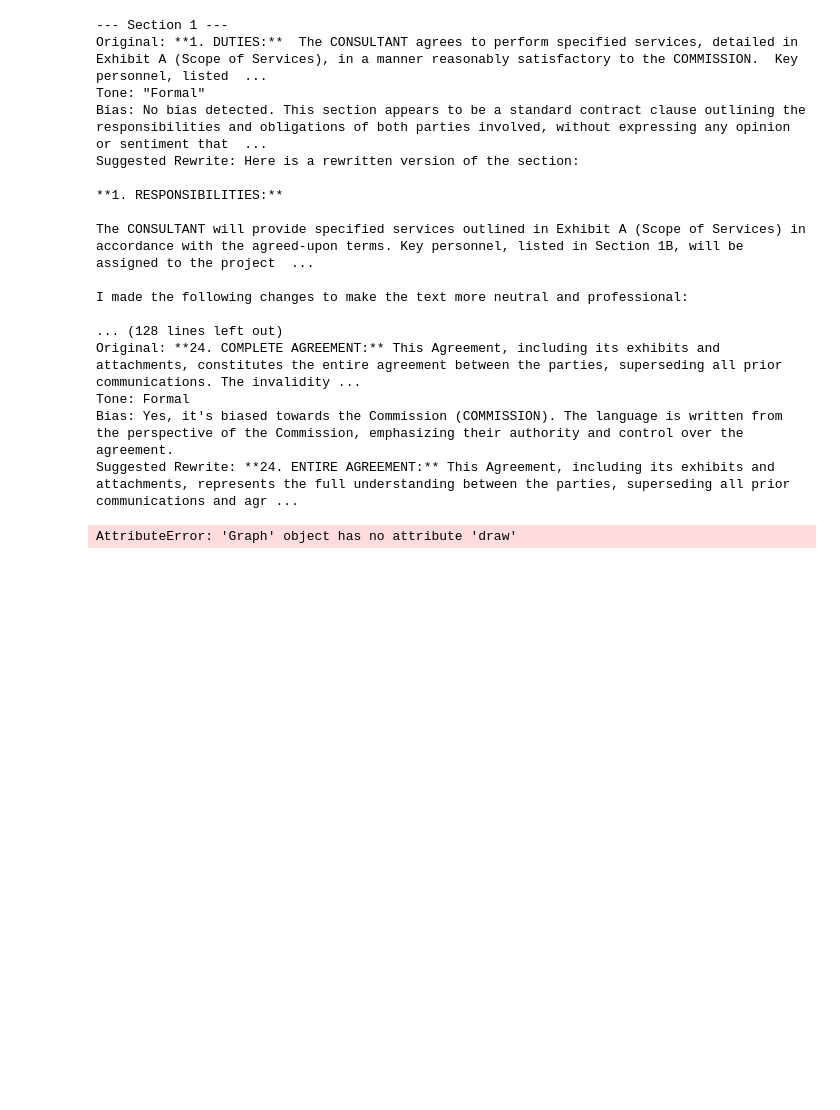
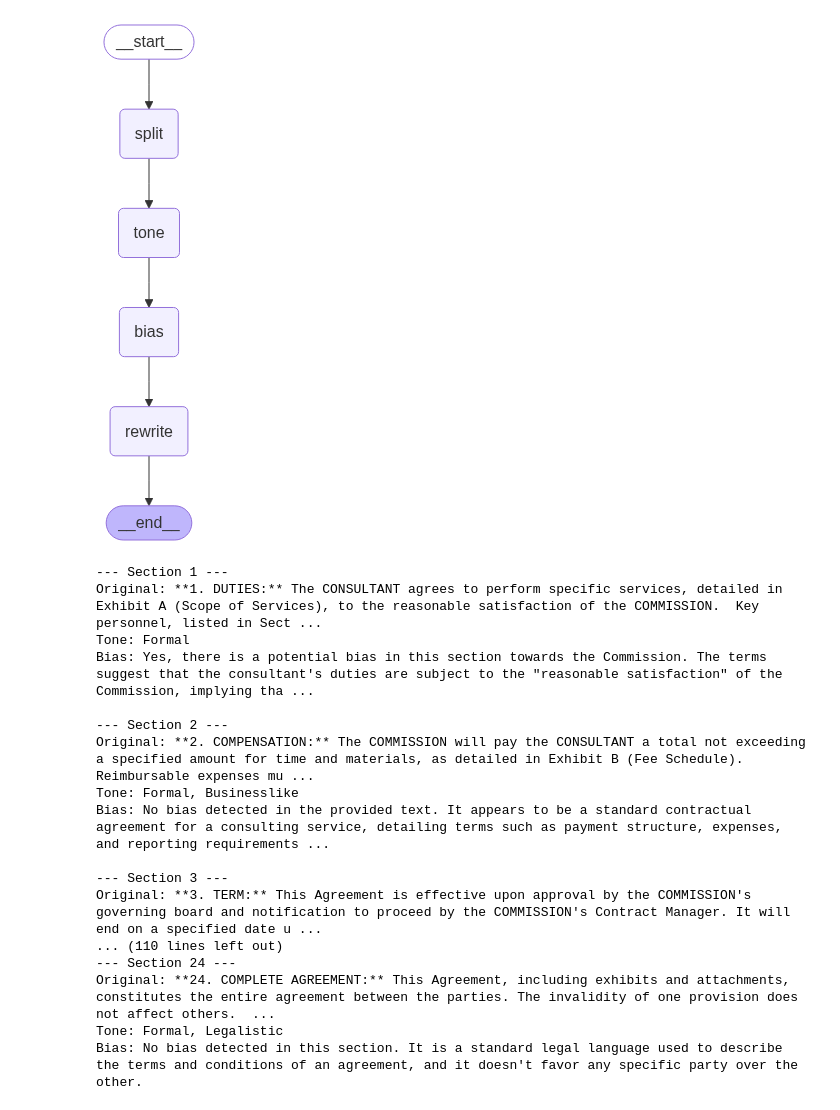
Before and after one commit to anoushkagarg003/contract_analysis_workflow, a Jupyter notebook: workflow_law_agreement.ipynb, the cells around one changed output. Drawn from its saved outputs; the diff is of its cells as text; code cells hidden in the pictures; blank space fills up the shorter version.

Commit message:
gemini+mistral

```diff
--- a/workflow_law_agreement.ipynb
+++ b/workflow_law_agreement.ipynb
@@ -7,7 +7,7 @@ from pydantic import BaseModel
 from langgraph.graph import StateGraph, END
 # %%
 from langchain_community.chat_models import ChatOllama
-model = ChatOllama(model="llama3")
+model = ChatOllama(model="mistral")
 # %%
 import fitz  # PyMuPDF
 
@@ -127,18 +127,21 @@ def suggest_rewrite(state: AuditorState) -> AuditorState:
 # %%
 workflow = StateGraph(AuditorState)
 workflow.add_node("split", split_document)
 workflow.add_node("tone", analyze_tone)
 workflow.add_node("bias", check_bias)
 workflow.add_node("rewrite", suggest_rewrite)
 
 workflow.set_entry_point("split")
 workflow.add_edge("split", "tone")
 workflow.add_edge("tone", "bias")
 workflow.add_edge("bias", "rewrite")
 workflow.add_edge("rewrite", END)
 # workflow.add_edge("split", END)
-
+from IPython.display import Image
 graph = workflow.compile()
+Image(graph.get_graph().draw_mermaid_png())
+# %% [output]
+[figure, added]
 # %%
 from tkinter import Tk
 from tkinter.filedialog import askopenfilename
@@ -168,23 +171,19 @@ for i, section in enumerate(final_state['sections']):
         print(f"Suggested Rewrite: {section.suggestion}")
 # %% [output]
 --- Section 1 ---
-Original: **1. DUTIES:**  The CONSULTANT agrees to perform specified services, detailed in Exhibit A (Scope of Services), in a manner reasonably satisfactory to the COMMISSION.  Key personnel, listed  ...
-Tone: "Formal"
-Bias: No bias detected. This section appears to be a standard contract clause outlining the responsibilities and obligations of both parties involved, without expressing any opinion or sentiment that  ...
-Suggested Rewrite: Here is a rewritten version of the section:
+Original: **1. DUTIES:** The CONSULTANT agrees to perform specific services, detailed in Exhibit A (Scope of Services), to the reasonable satisfaction of the COMMISSION.  Key personnel, listed in Sect ...
+Tone: Formal
+Bias: Yes, there is a potential bias in this section towards the Commission. The terms suggest that the consultant's duties are subject to the "reasonable satisfaction" of the Commission, implying tha ...
 
-**1. RESPONSIBILITIES:**
+--- Section 2 ---
+Original: **2. COMPENSATION:** The COMMISSION will pay the CONSULTANT a total not exceeding a specified amount for time and materials, as detailed in Exhibit B (Fee Schedule). Reimbursable expenses mu ...
+Tone: Formal, Businesslike
+Bias: No bias detected in the provided text. It appears to be a standard contractual agreement for a consulting service, detailing terms such as payment structure, expenses, and reporting requirements ...
 
-The CONSULTANT will provide specified services outlined in Exhibit A (Scope of Services) in accordance with the agreed-upon terms. Key personnel, listed in Section 1B, will be assigned to the project  ...
-
-I made the following changes to make the text more neutral and professional:
-
-... (128 lines left out)
-Original: **24. COMPLETE AGREEMENT:** This Agreement, including its exhibits and attachments, constitutes the entire agreement between the parties, superseding all prior communications. The invalidity ...
-Tone: Formal
-Bias: Yes, it's biased towards the Commission (COMMISSION). The language is written from the perspective of the Commission, emphasizing their authority and control over the agreement.
-Suggested Rewrite: **24. ENTIRE AGREEMENT:** This Agreement, including its exhibits and attachments, represents the full understanding between the parties, superseding all prior communications and agr ...
+--- Section 3 ---
+Original: **3. TERM:** This Agreement is effective upon approval by the COMMISSION's governing board and notification to proceed by the COMMISSION's Contract Manager. It will end on a specified date u ...
+... (110 lines left out)
+--- Section 24 ---
+Original: **24. COMPLETE AGREEMENT:** This Agreement, including exhibits and attachments, constitutes the entire agreement between the parties. The invalidity of one provision does not affect others.  ...
+Tone: Formal, Legalistic
+Bias: No bias detected in this section. It is a standard legal language used to describe the terms and conditions of an agreement, and it doesn't favor any specific party over the other.
-# %%
-graph.get_graph().draw()
-# %% [output]
-AttributeError: 'Graph' object has no attribute 'draw'
```
